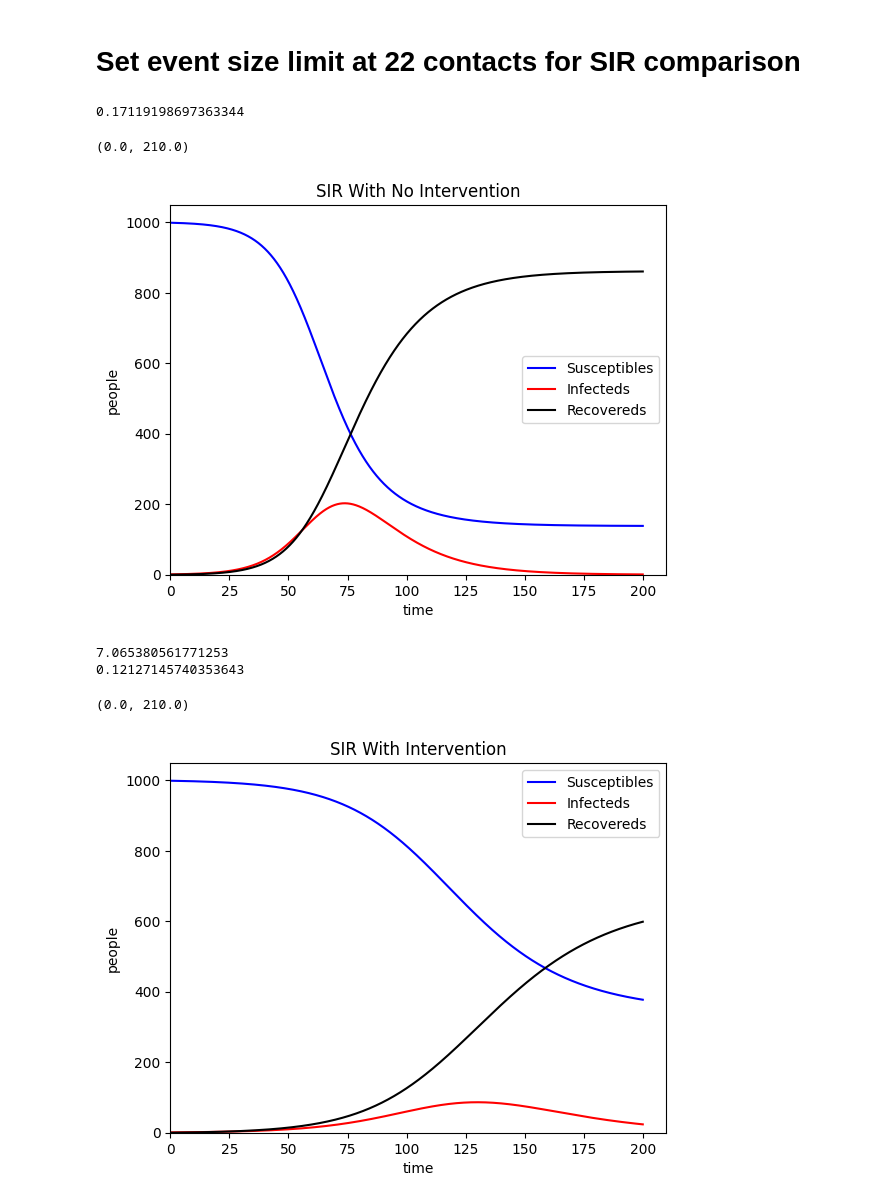
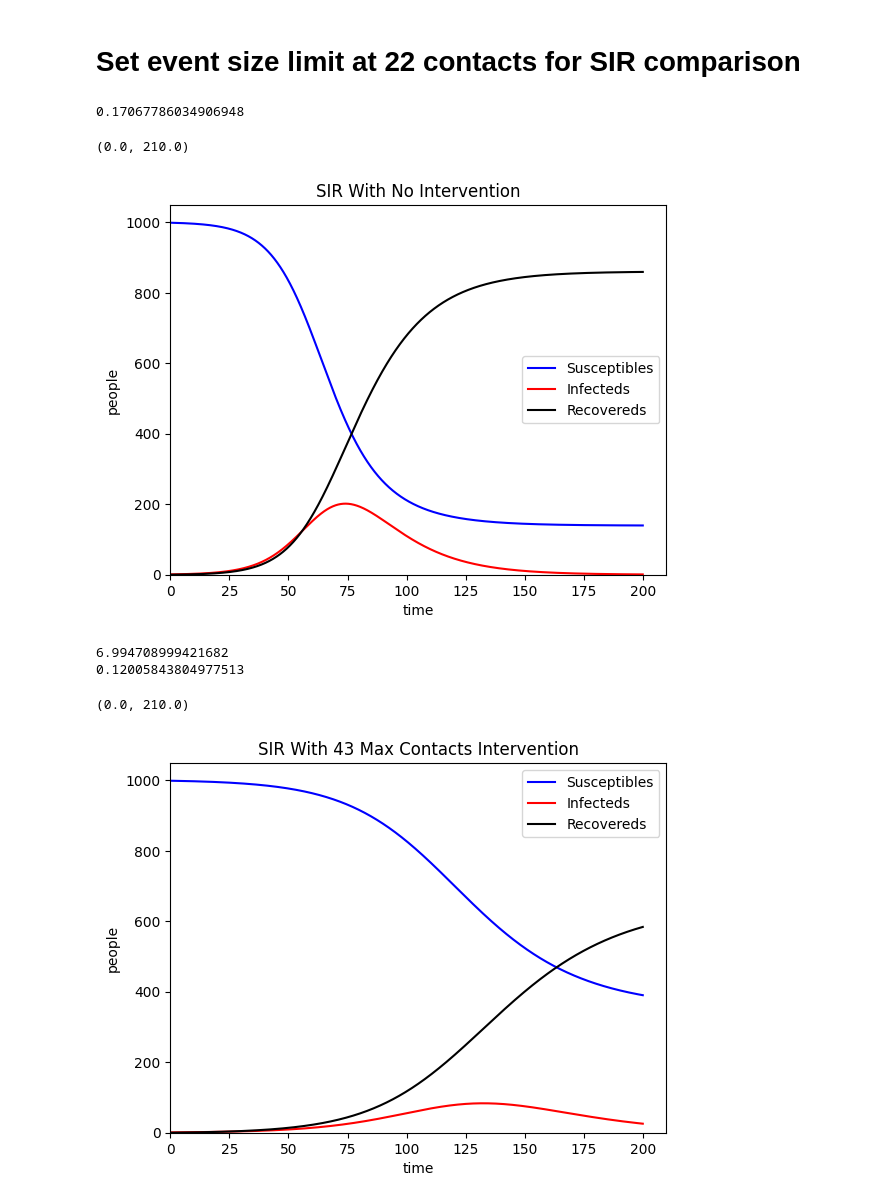
Before and after one commit to doublergreer/viral-superspreading-model, a Jupyter notebook: superspreading_dynamics.ipynb, the cells around one changed output. Cells and saved outputs as stored; diff of their text form; code cells hidden in the pictures.

Commit message:
figure adjustments (10 max 2ndary inf)

```diff
--- a/superspreading_dynamics.ipynb
+++ b/superspreading_dynamics.ipynb
@@ -137,6 +133,6 @@ for k in ks:
 # %%
 mu = 2.4
-k = 0.42
+k = 0.41
 x_shade_start = 5
 
 r = k
@@ -305,36 +301,36 @@ ax.legend()
 ax.set_ylim(bottom=0)
 ax.set_xlim(left=0)
 # %% [output]
-0.17119198697363344
+0.17067786034906948
 (0.0, 210.0)
 [figure]
 # %%
 ## SIR with event size intervention (<5 secondary contacts = event size limit of 22)
 _, c_restricted = relate_max_secondary_to_contacts(p_list[1], 11, secondary_inf_probabilities[:11])
 
 print(c_restricted)
 
 beta = c_restricted * p_list[1] * gamma
 
 print(beta)
 
 S,I,R,T = SIR(S0=999,I0=1,R0=0,
              beta=beta,
              gamma=gamma,
              t_max=200,
              stepsize=0.05)
 fig, ax = plt.subplots()
 ax.plot(T,S, color='b', label='Susceptibles')
 ax.plot(T,I, color='r', label='Infecteds')
 ax.plot(T,R, color='k', label='Recovereds')
-ax.set_title('SIR With Intervention')
+ax.set_title('SIR With 43 Max Contacts Intervention')
 ax.set_xlabel('time')
 ax.set_ylabel('people')
 ax.legend()
 ax.set_ylim(bottom=0)
 ax.set_xlim(left=0)
 # %% [output]
-7.065380561771253
-0.12127145740353643
+6.994708999421682
+0.12005843804977513
 (0.0, 210.0)
-[figure, old version]
+[figure, new version]
```
Also changed, not shown: parts of 6 cells of this notebook.
